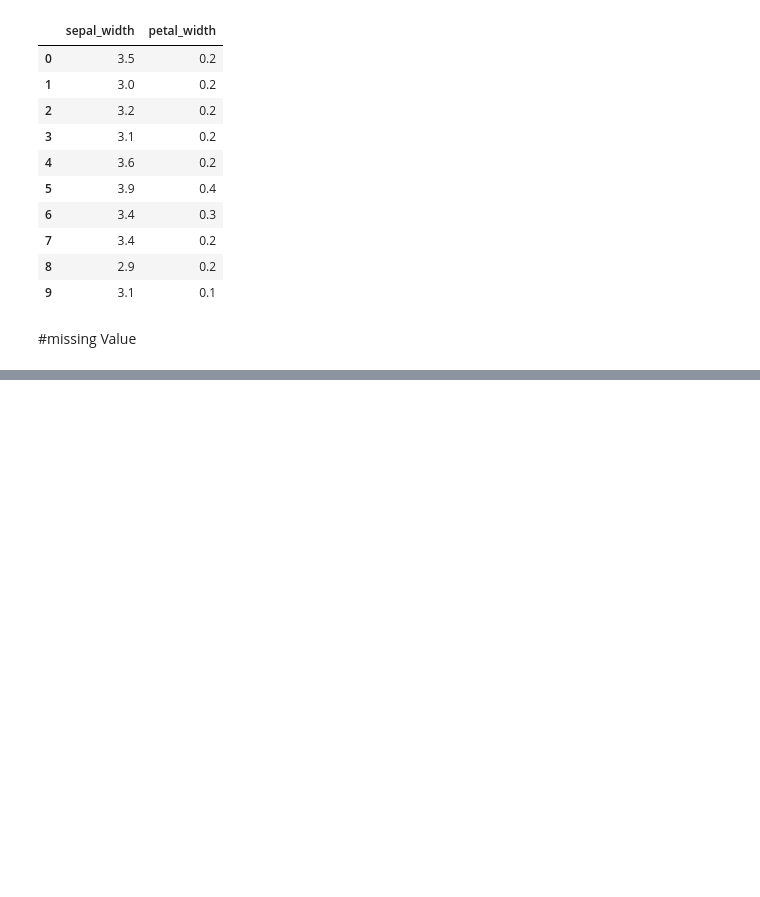
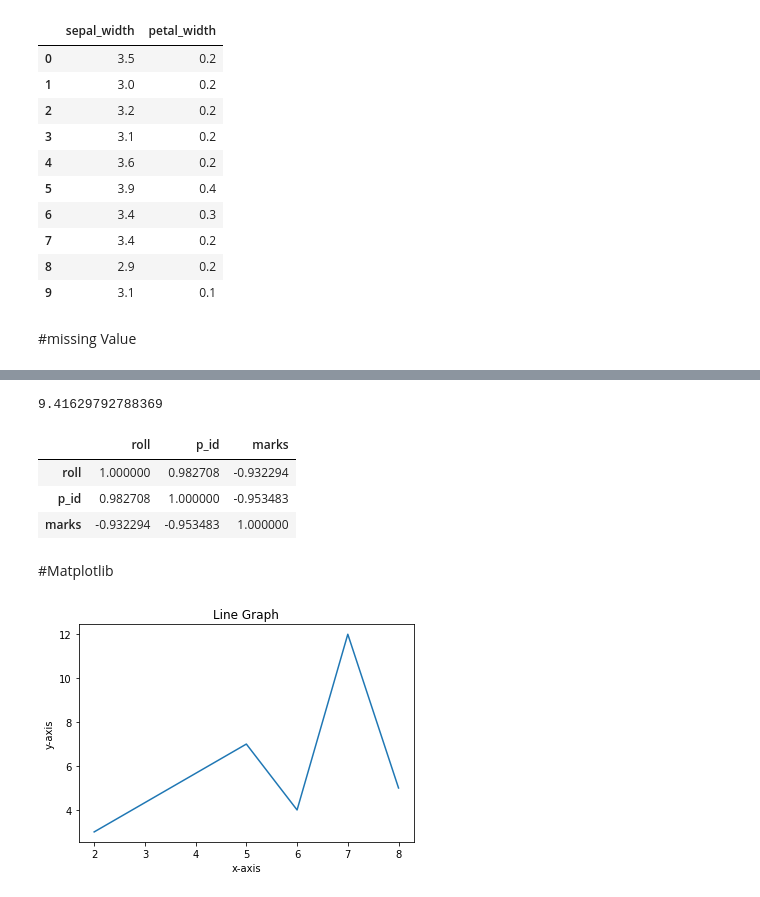
Before and after one commit to Rashvi/GFG_ML, a Jupyter notebook: GFGML.ipynb, the cells around one changed output, grey strips where cells are left out. Cells and saved outputs as stored; diff of their text form; code cells hidden in the pictures; blank space fills up the shorter version.

```diff
--- a/GFGML.ipynb
+++ b/GFGML.ipynb
@@ -356,0 +485,14 @@ df.iloc[:10,[1,3]]
+# %%
+#standard deviation
+df1['marks'].std()
+# %% [output]
+9.41629792788369
+# %%
+df1.corr()
+# %% [output]
+|  | roll | p_id | marks |
+| roll | 1.000000 | 0.982708 | -0.932294 |
+| p_id | 0.982708 | 1.000000 | -0.953483 |
+| marks | -0.932294 | -0.953483 | 1.000000 |
+# %% [markdown]
+#Matplotlib
@@ -356,0 +503,12 @@ df.iloc[:10,[1,3]]
+# %%
+#line graph
+x = [2,5,6,7,8]
+y = [3,7,4,12,5]
+# %%
+plt.plot(x,y)
+plt.title('Line Graph')
+plt.ylabel('y-axis')
+plt.xlabel('x-axis')
+plt.show()
+# %% [output]
+[figure, added]
```
Also changed, not shown: parts of 46 cells of this notebook.
